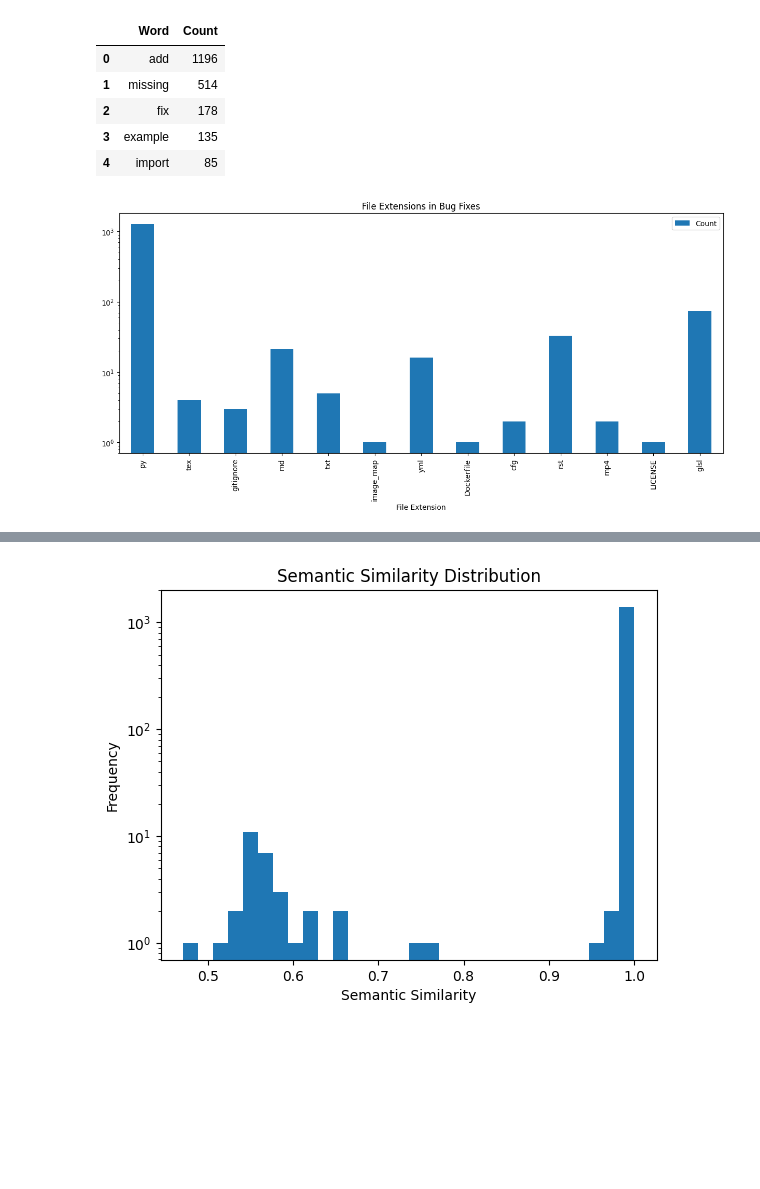
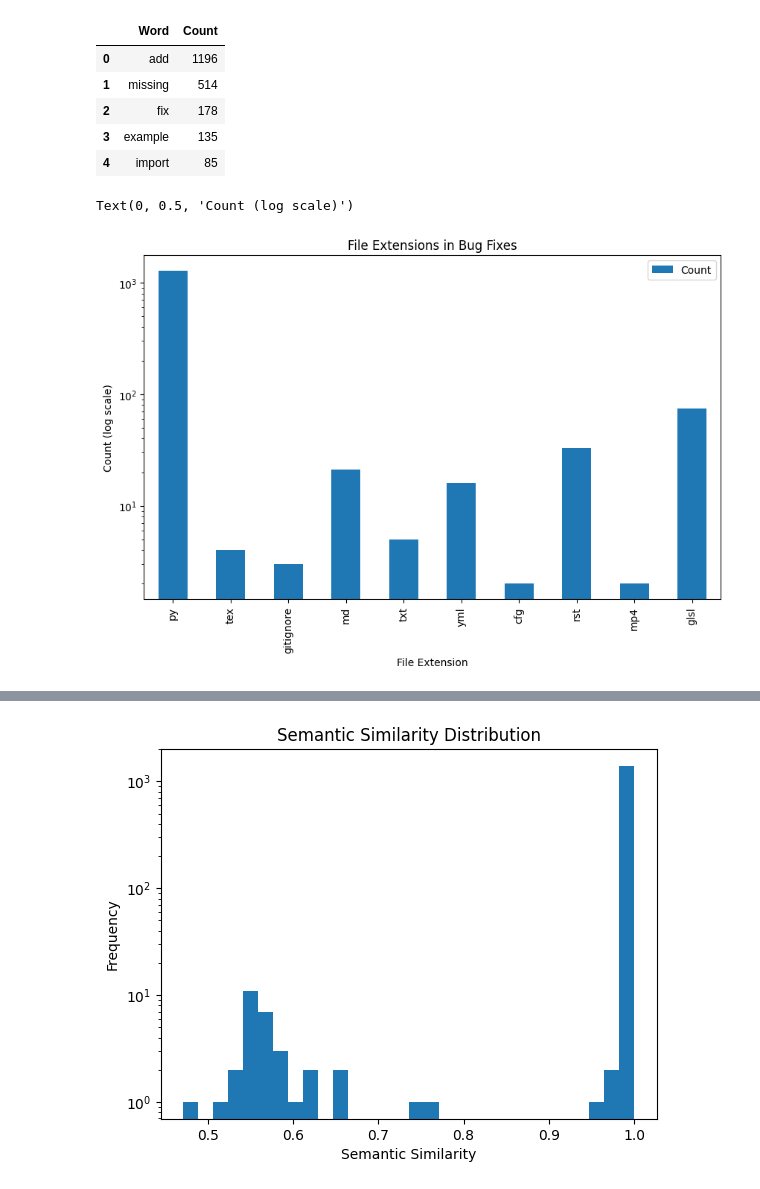
Before and after one commit to Karan-Gandhi/CS202-Assignment-3, a Jupyter notebook: main.ipynb, the cells around one changed output, grey strips where cells are left out. Saved outputs shown, nothing was run; the diff lists cells and outputs as text; code cells hidden in the pictures; blank space fills up the shorter version.

```diff
--- a/main.ipynb
+++ b/main.ipynb
@@ -66,18 +68,22 @@ top_5_df
 # %%
 file_extension_counts = {}
 
 for index, row in bugfix_files.iterrows():
+    if '.' not in row['Filename']:
+        continue
     file_extension = row['Filename'].split('.')[-1]
     file_extension_counts[file_extension] = file_extension_counts.get(file_extension, 0) + 1
 
 # Create a DataFrame for plotting
 file_extension_df = pd.DataFrame(file_extension_counts.items(), columns=['File Extension', 'Count'])
 
 # Plot the file extensions
-file_extension_df.plot(x='File Extension', y='Count', kind='bar', title='File Extensions in Bug Fixes', figsize=(15, 6))
+file_extension_df.plot(x='File Extension', y='Count', kind='bar', title='File Extensions in Bug Fixes', figsize=(10, 6))
 plt.yscale('log')
+plt.ylabel('Count (log scale)')
 # %% [output]
+Text(0, 0.5, 'Count (log scale)')
-[figure, old version]
+[figure, new version]
 # %%
 def compute_metrics(code):
 	try:
```
Also changed, not shown: parts of 7 cells of this notebook.
